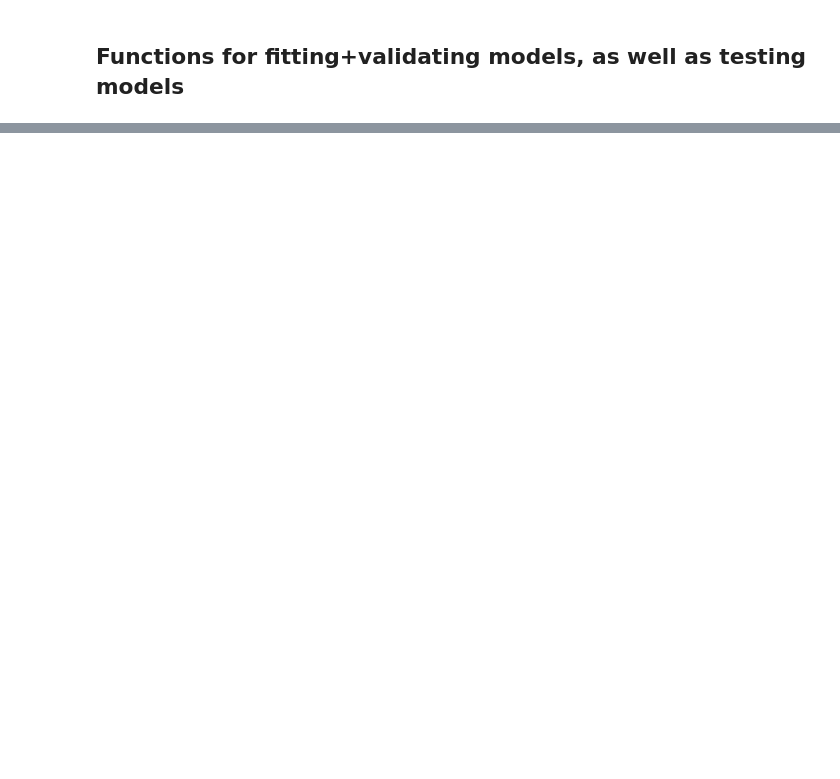
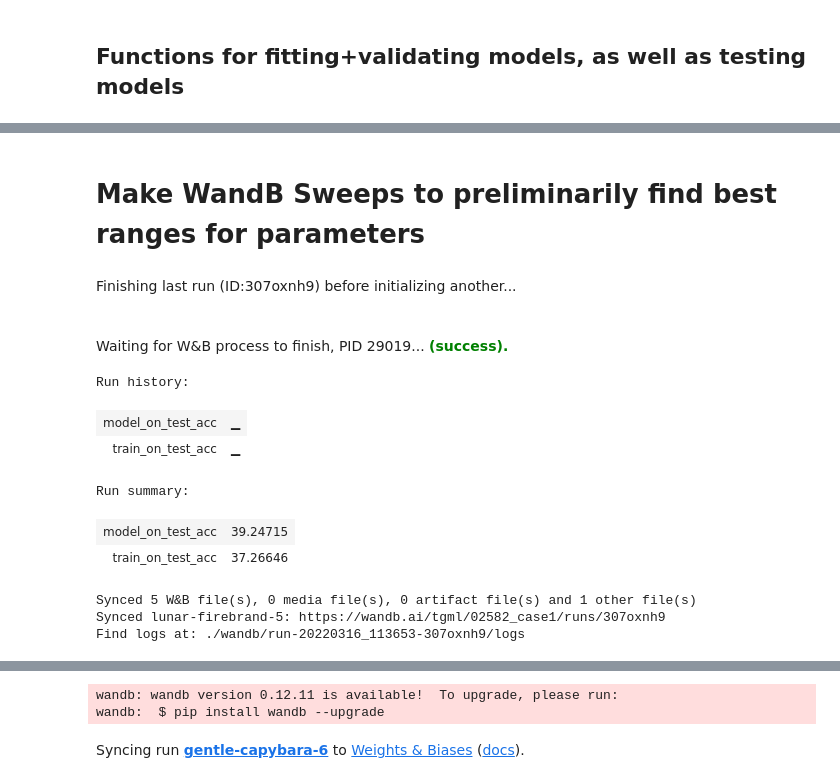
Before and after one commit to augustsemrau/02582case1, a Jupyter notebook: notebooks/model_research.ipynb, the cells around one changed output, grey strips where cells are left out. Cells and saved outputs as stored; diff of their text form; code cells hidden in the pictures; blank space fills up the shorter version.

Commit message:
added wandb

```diff
--- a/notebooks/model_research.ipynb
+++ b/notebooks/model_research.ipynb
@@ -245,0 +206,21 @@ def train_test_model(X_model, y_model, X_test, y_test, model):
+# %%
+### Make function for fitting and validating model
+def fit_evaluate_model(X_tr_m, X_v_te, y_tr_m, y_v_te, model):
+
+    ## Remove original seatcapacity
+    X_tr_m, X_v_te, X_tr_m_SCO, X_v_te_SCO = seperate_SCO(X_train_model=X_tr_m, X_val_test=X_v_te)
+
+    ## Normalize seatcapacity
+    X_tr_m, fitted_scaler = normalize_seatcapacity_fit(X_train=X_tr_m)
+    ## Fit model to the training data
+    model.fit(X=X_tr_m, y=y_tr_m)
+
+    ## Normalize validation data SeatCapacity for predictions
+    X_v_te = normalize_seatcapacity(X_val=X_v_te, scaler=fitted_scaler)
+    ## Make predictions
+    pred = model.predict(X_v_te)
+
+    ## Compute forecasting accuracy
+    acc = mean_forecast_accuracy(loadfactor_forecasted=pred, loadfactor_true=y_v_te.to_numpy(), seatcapacity=X_v_te_SCO.to_numpy())
+
+    return acc, model
@@ -317,0 +387,38 @@ XGBoost Regresion Forecast Accuracy on modeling data: 99.36444654776558
+# %% [markdown]
+# Make WandB Sweeps to preliminarily find best ranges for parameters
+# %%
+import wandb
+wandb_config = {
+      'max_depth': 20,
+      'tree_method': 'gpu_hist'
+  }
+
+## Initialize WandB for logging config and metrics
+wandb.init(project='02582_case1_1', entity='tgml', config=wandb_config)
+
+## Split data
+seed = np.random.randint(10000)
+X_model, X_test, y_model, y_test = split_model_test(X=X, y=y, seed=seed, shuffle=shuffle)
+X_train, X_val, y_train, y_val = split_train_val(X_m=X_model, y_m=y_model, seed=seed, shuffle=shuffle)
+
+## Train model on training data with different model parameters
+model = XGBRegressor(max_depth=wandb_config['max_depth'], tree_method=wandb_config['tree_method'])
+
+model_on_test_acc, _ = fit_evaluate_model(X_tr_m=X_model, X_v_te=X_test, y_tr_m=y_model, y_v_te=y_test, model=model)
+
+## Evaluate best model on test data
+train_on_test_acc, _ = fit_evaluate_model(X_tr_m=X_train, X_v_te=X_test, y_tr_m=y_train, y_v_te=y_test, model=model)
+
+wandb.log({'model_on_test_acc':model_on_test_acc, 'train_on_test_acc': train_on_test_acc})
+# %% [output]
+Finishing last run (ID:307oxnh9) before initializing another...
+Waiting for W&B process to finish, PID 29019... (success).
+Run history:
+| model_on_test_acc | ▁ |
+| train_on_test_acc | ▁ |
+Run summary:
+| model_on_test_acc | 39.24715 |
+| train_on_test_acc | 37.26646 |
+Synced 5 W&B file(s), 0 media file(s), 0 artifact file(s) and 1 other file(s)
+Synced lunar-firebrand-5: https://wandb.ai/tgml/02582_case1/runs/307oxnh9
+Find logs at: ./wandb/run-20220316_113653-307oxnh9/logs
@@ -317,0 +426,3 @@ XGBoost Regresion Forecast Accuracy on modeling data: 99.36444654776558
+wandb: wandb version 0.12.11 is available!  To upgrade, please run:
+wandb:  $ pip install wandb --upgrade
+Syncing run gentle-capybara-6 to Weights & Biases (docs).
```
Also changed, not shown: parts of 25 cells of this notebook, 40 other files.
